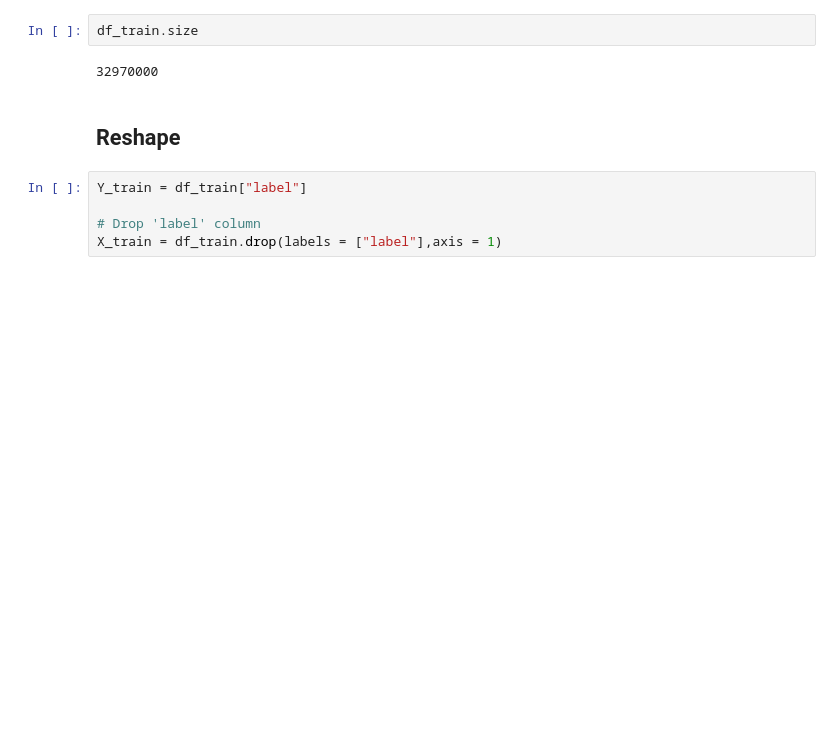
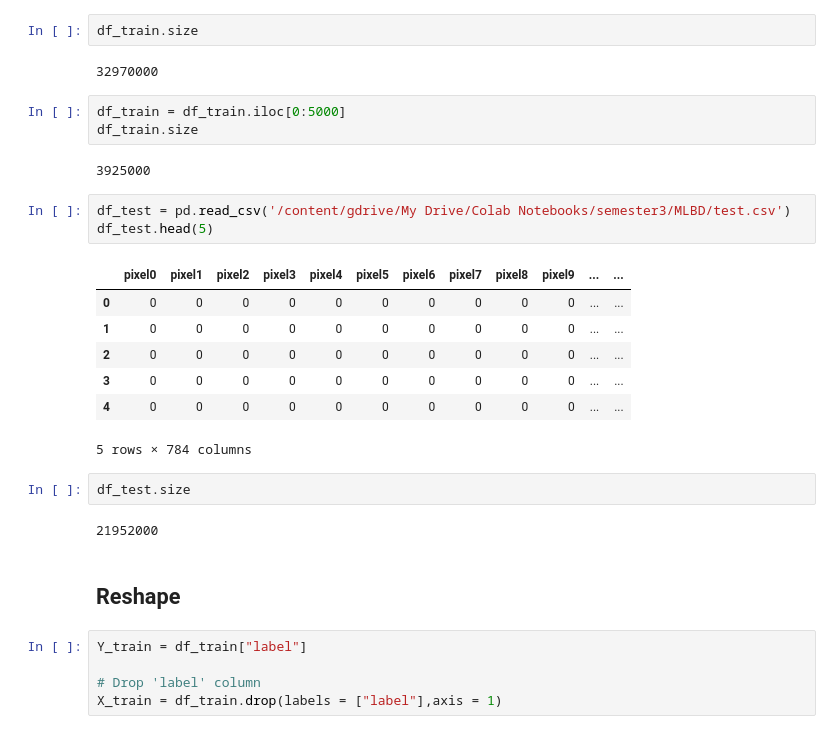
Before and after one commit to bhattacharya5/MLBD, a Jupyter notebook: M21AIE211_MLBD_Assignment1.ipynb, the cells around one changed output. Cells and saved outputs as stored; diff of their text form; blank space fills up the shorter version.

```diff
--- a/M21AIE211_MLBD_Assignment1.ipynb
+++ b/M21AIE211_MLBD_Assignment1.ipynb
@@ -35,6 +35,26 @@ df_train.head(5)
 df_train.size
 # %% [output]
 32970000
+# %%
+df_train = df_train.iloc[0:5000]
+df_train.size
+# %% [output]
+3925000
+# %%
+df_test = pd.read_csv('/content/gdrive/My Drive/Colab Notebooks/semester3/MLBD/test.csv')
+df_test.head(5)
+# %% [output]
+|  | pixel0 | pixel1 | pixel2 | pixel3 | pixel4 | pixel5 | pixel6 | pixel7 | pixel8 | pixel9 | ... | ... |
+| 0 | 0 | 0 | 0 | 0 | 0 | 0 | 0 | 0 | 0 | 0 | ... | ... |
+| 1 | 0 | 0 | 0 | 0 | 0 | 0 | 0 | 0 | 0 | 0 | ... | ... |
+| 2 | 0 | 0 | 0 | 0 | 0 | 0 | 0 | 0 | 0 | 0 | ... | ... |
+| 3 | 0 | 0 | 0 | 0 | 0 | 0 | 0 | 0 | 0 | 0 | ... | ... |
+| 4 | 0 | 0 | 0 | 0 | 0 | 0 | 0 | 0 | 0 | 0 | ... | ... |
+5 rows × 784 columns
+# %%
+df_test.size
+# %% [output]
+21952000
 # %% [markdown]
 ## Reshape
 # %%
```
Also changed, not shown: parts of 24 cells of this notebook.
